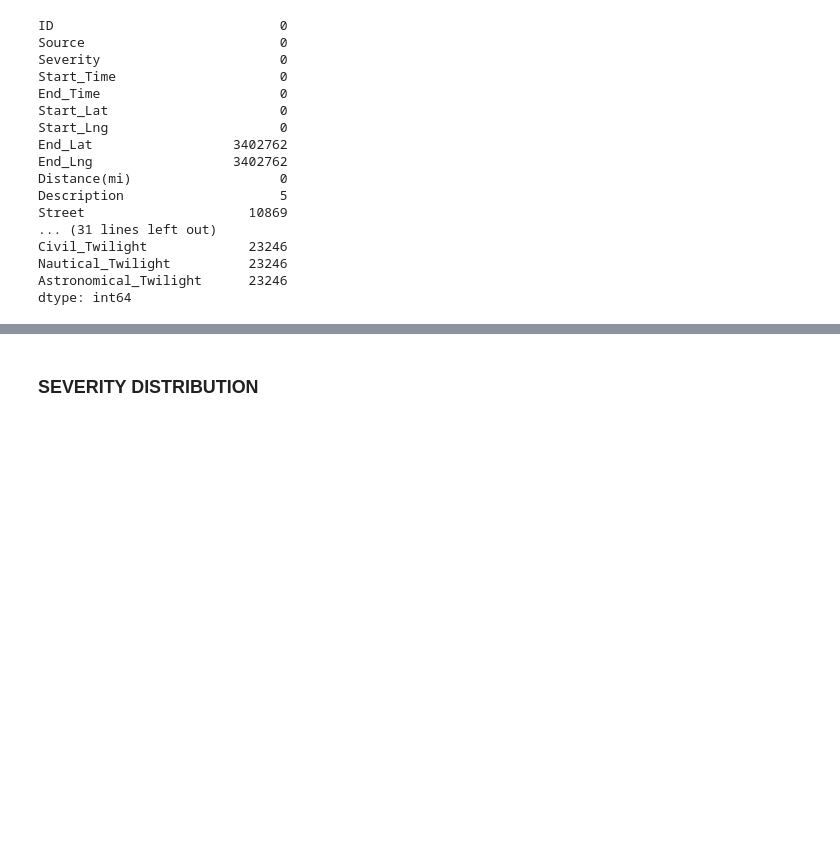
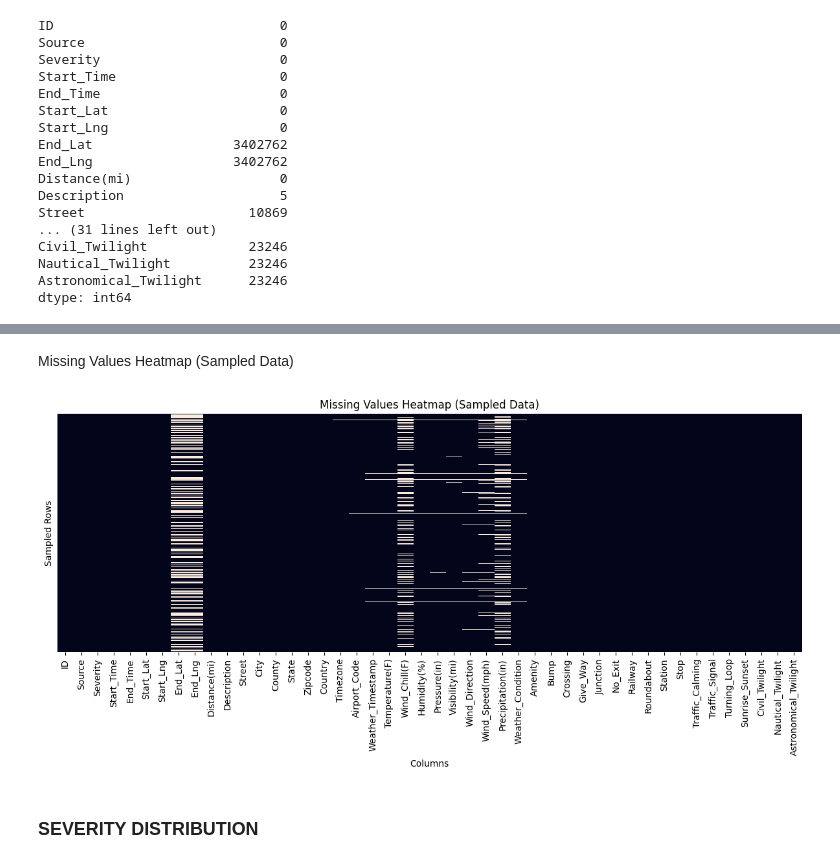
Before and after one commit to Kishore-mp45/24ADI004_TEAM9_ROAD_ACCIDENT_SEVERITY_ANALYSIS, a Jupyter notebook: Week-3.ipynb, the cells around one changed output, grey strips where cells are left out. Drawn from its saved outputs; the diff is of its cells as text; code cells hidden in the pictures; blank space fills up the shorter version.

```diff
--- a/Week-3.ipynb
+++ b/Week-3.ipynb
@@ -140,3 +159,22 @@ dtype: int64
+# %% [markdown]
+Missing Values Heatmap (Sampled Data)
+# %%
+# Take a sample (to avoid heavy plotting)
+df_sample = df.sample(1000, random_state=42)
+
+# Create heatmap
+plt.figure(figsize=(12, 6))
+sns.heatmap(df_sample.isnull(),
+            cbar=False,
+            yticklabels=False)
+
+plt.title("Missing Values Heatmap (Sampled Data)")
+plt.xlabel("Columns")
+plt.ylabel("Sampled Rows")
+plt.tight_layout()
+plt.show()
+# %% [output]
+[figure, added]
 # %% [markdown]
 ### SEVERITY DISTRIBUTION
 # %%
```
Also changed, not shown: parts of 36 cells of this notebook.
